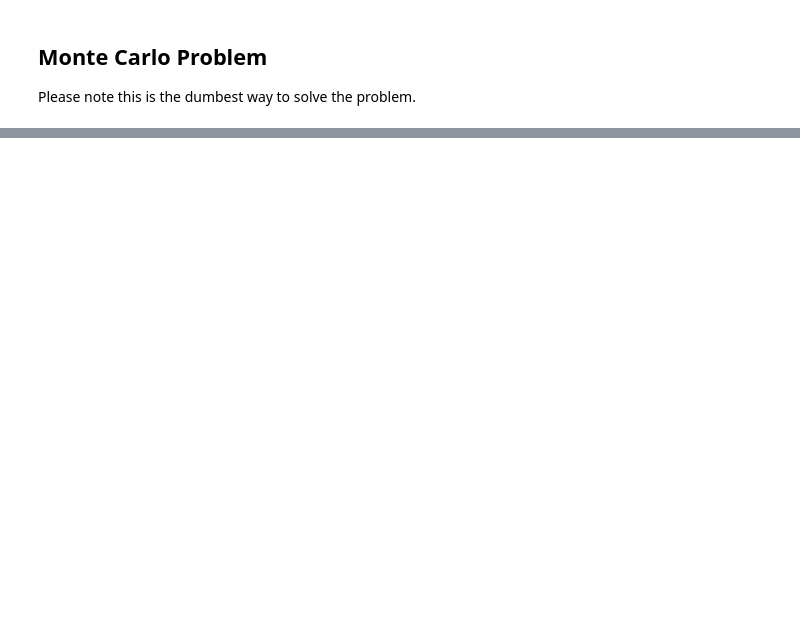
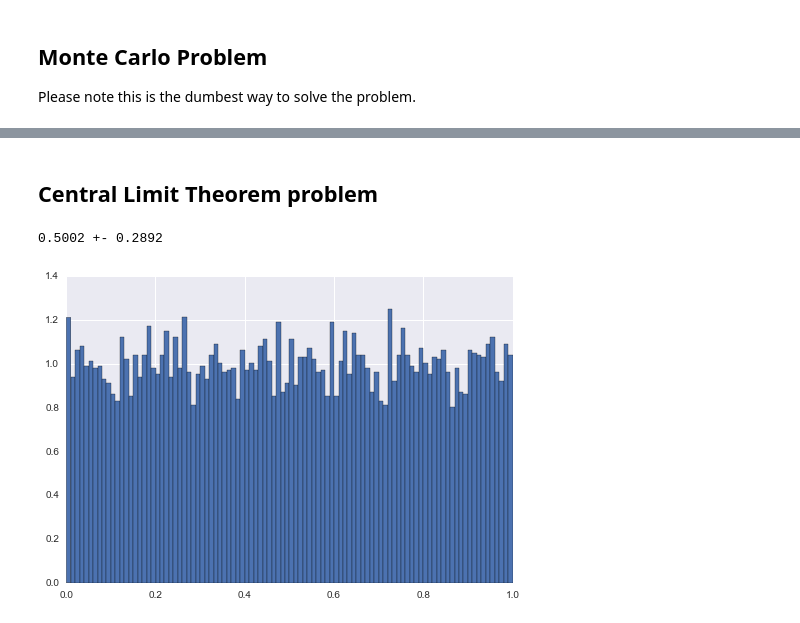
Before and after one commit to jgarst/AdvancedLab, a Jupyter notebook: IPython_Introduction/solutions.ipynb, the cells around one changed output, grey strips where cells are left out. Cells and saved outputs as stored; diff of their text form; code cells hidden in the pictures; blank space fills up the shorter version.

Commit message:
Added central limit theorem problem.

```diff
--- a/IPython_Introduction/solutions.ipynb
+++ b/IPython_Introduction/solutions.ipynb
@@ -35,0 +36,18 @@ error = efficiencies.std() / np.sqrt(trials)
+# %% [markdown]
+## Central Limit Theorem problem
+# %%
+%matplotlib inline
+import numpy as np
+
+from scipy.stats import norm
+from numpy import sqrt
+import matplotlib.pyplot as plt
+import seaborn as sns
+sns.set_context('notebook')
+
+data = np.random.uniform(size=10**4)
+print('{:.4f} +- {:.4f}'.format(data.mean(), data.std()))
+plt.hist(data, bins=100, normed=True);
+# %% [output]
+0.5002 +- 0.2892
+[figure, added]
```
Also changed, not shown: parts of 3 cells of this notebook, 1 other file.
